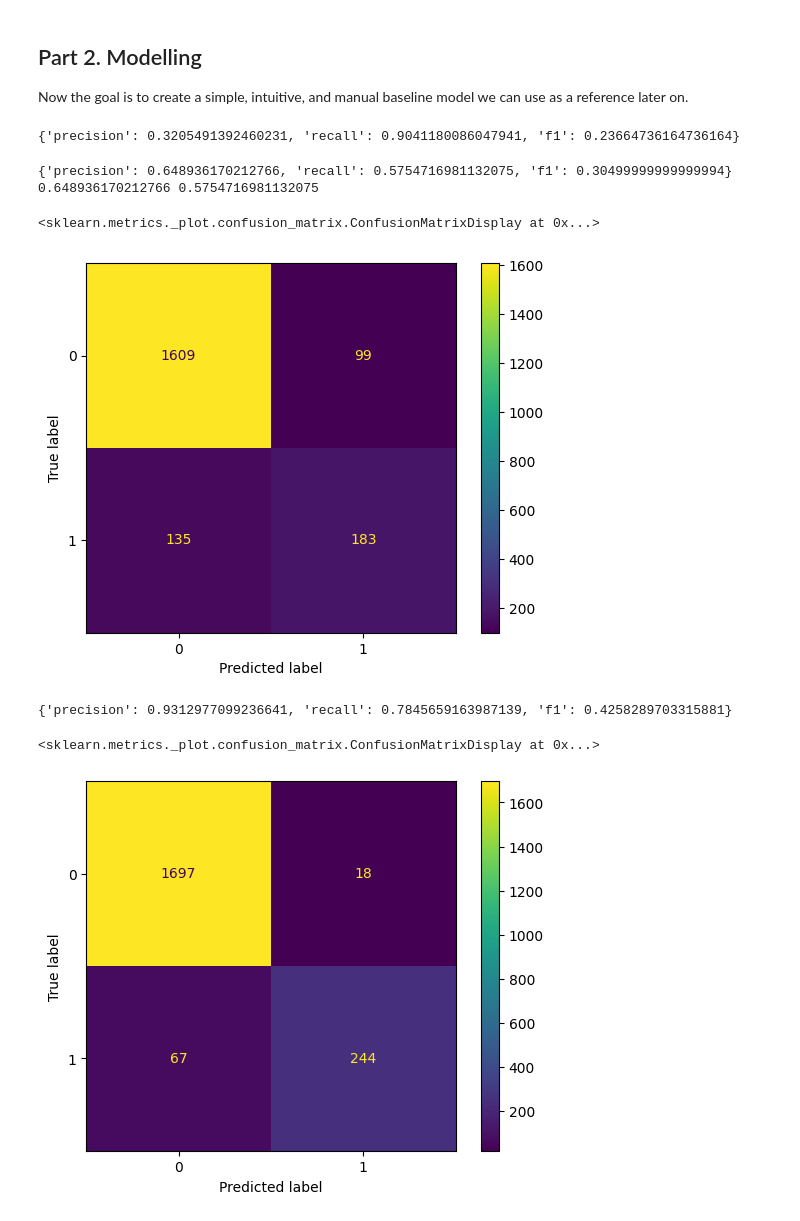
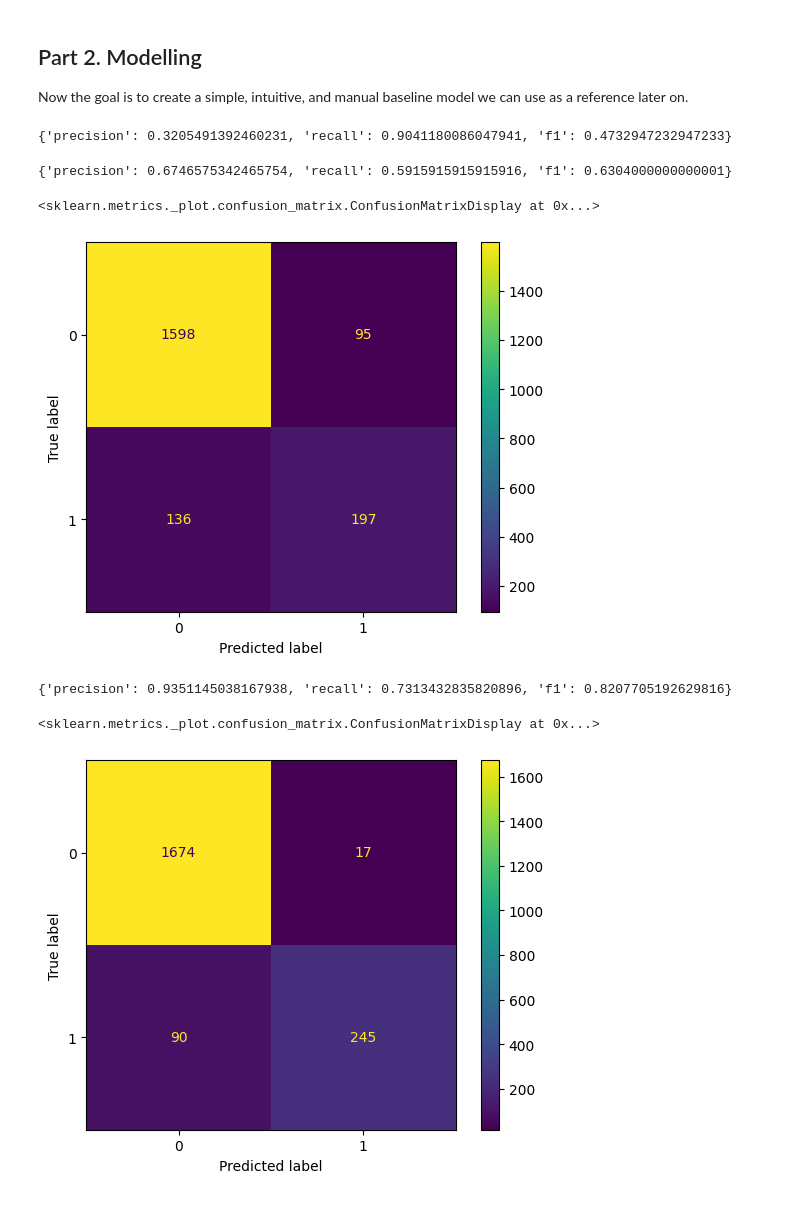
Before and after one commit to henrique-rauen/credit_card, a Jupyter notebook: Explorations.ipynb, the cells around one changed output. Cells and saved outputs as stored; diff of their text form; code cells hidden in the pictures.

```diff
--- a/Explorations.ipynb
+++ b/Explorations.ipynb
@@ -400,13 +400,13 @@ def evaluation(pred, y):
     fn = ((pred == False) & (y == True)).sum()
     precision = tp / (tp + fp)
     recall = tp / (fn + tp)
-    f1 = precision * recall / (precision + recall)
+    f1 =2 * precision * recall / (precision + recall)
     return {'precision': precision, 'recall': recall, 'f1': f1}
 # %%
 prediction_df = baseline_model(df)
 results = evaluation(prediction_df["predictions"], prediction_df["Attrition_Flag"] != "Existing Customer")
 print(results)
 # %% [output]
-{'precision': 0.3205491392460231, 'recall': 0.9041180086047941, 'f1': 0.23664736164736164}
+{'precision': 0.3205491392460231, 'recall': 0.9041180086047941, 'f1': 0.4732947232947233}
 # %%
 from sklearn.ensemble import RandomForestClassifier
@@ -428,10 +432,9 @@ y_pred = rf.predict(X_test)
 print(evaluation(y_pred,y_test))
 ConfusionMatrixDisplay(confusion_matrix=confusion_matrix(y_test, y_pred)).plot()
 # %% [output]
-{'precision': 0.648936170212766, 'recall': 0.5754716981132075, 'f1': 0.30499999999999994}
-0.648936170212766 0.5754716981132075
+{'precision': 0.6746575342465754, 'recall': 0.5915915915915916, 'f1': 0.6304000000000001}
 <sklearn.metrics._plot.confusion_matrix.ConfusionMatrixDisplay at 0x...>
-[figure, old version]
+[figure, new version]
 # %%
 # Same thing but with everything, we just need to process the data a little before
 #gender_map = {'M': -1, 'F': 1}
@@ -449,17 +452,17 @@ df2 = pd.concat([dummy, df.drop(columns=["CLIENTNUM"
 # %%
 
 X = df2.to_numpy()
 y = (df["Attrition_Flag"] != "Existing Customer").to_numpy()
 (X_train, X_test, y_train, y_test) = train_test_split(X, y, test_size= 0.20)
 transformer = MaxAbsScaler().fit(X_train)
 X_train = transformer.transform(X_train)
 X_test = transformer.transform(X_test)
-rf = RandomForestClassifier(max_depth=None, min_samples_split=2)
+rf = RandomForestClassifier(n_estimators=10,max_depth=20, min_samples_split=2, class_weight='balanced_subsample')
 rf.fit(X_train, y_train)
 y_pred = rf.predict(X_test)
 print(evaluation(y_pred,y_test))
 ConfusionMatrixDisplay(confusion_matrix=confusion_matrix(y_test, y_pred)).plot()
 # %% [output]
-{'precision': 0.9312977099236641, 'recall': 0.7845659163987139, 'f1': 0.4258289703315881}
+{'precision': 0.9351145038167938, 'recall': 0.7313432835820896, 'f1': 0.8207705192629816}
 <sklearn.metrics._plot.confusion_matrix.ConfusionMatrixDisplay at 0x...>
-[figure, old version]
+[figure, new version]
```
Also changed, not shown: parts of 15 cells of this notebook.
